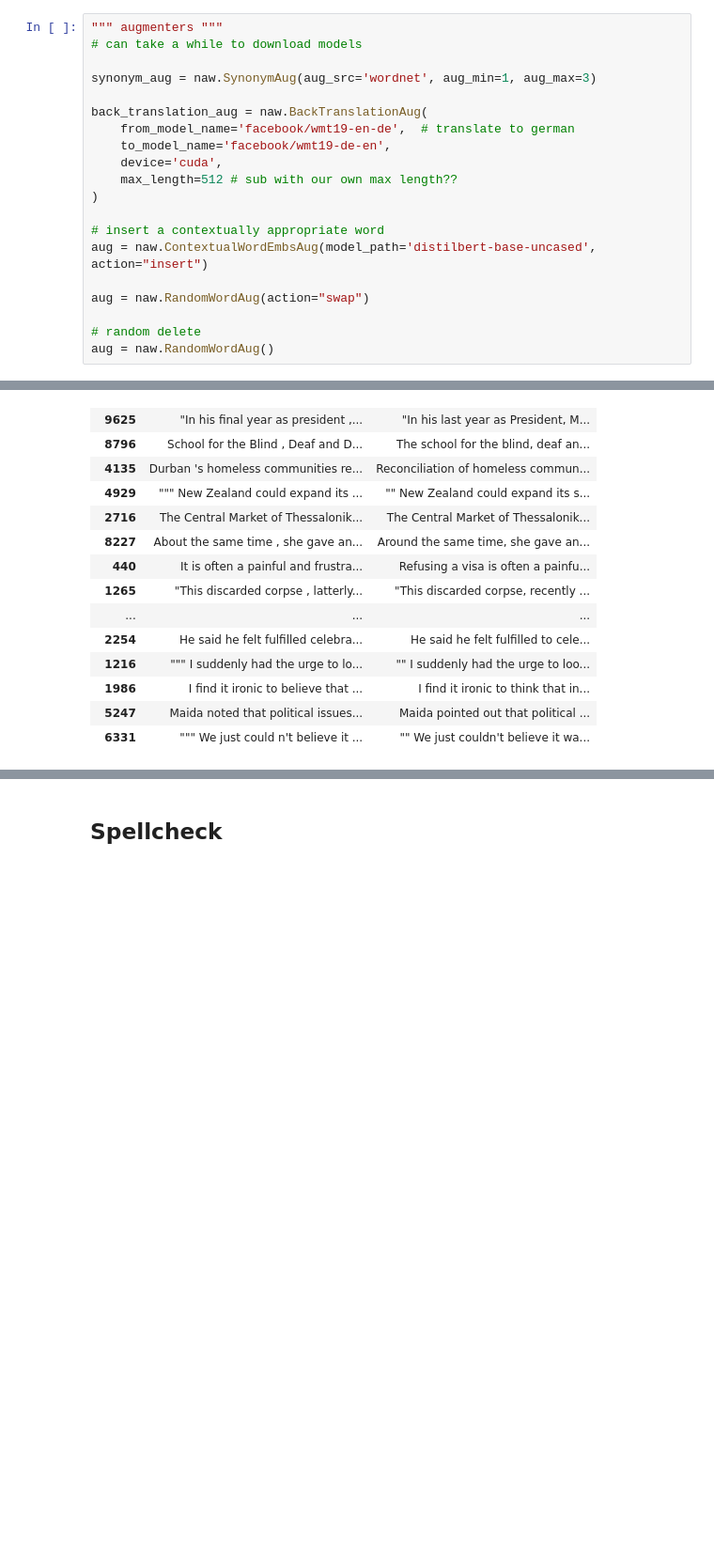
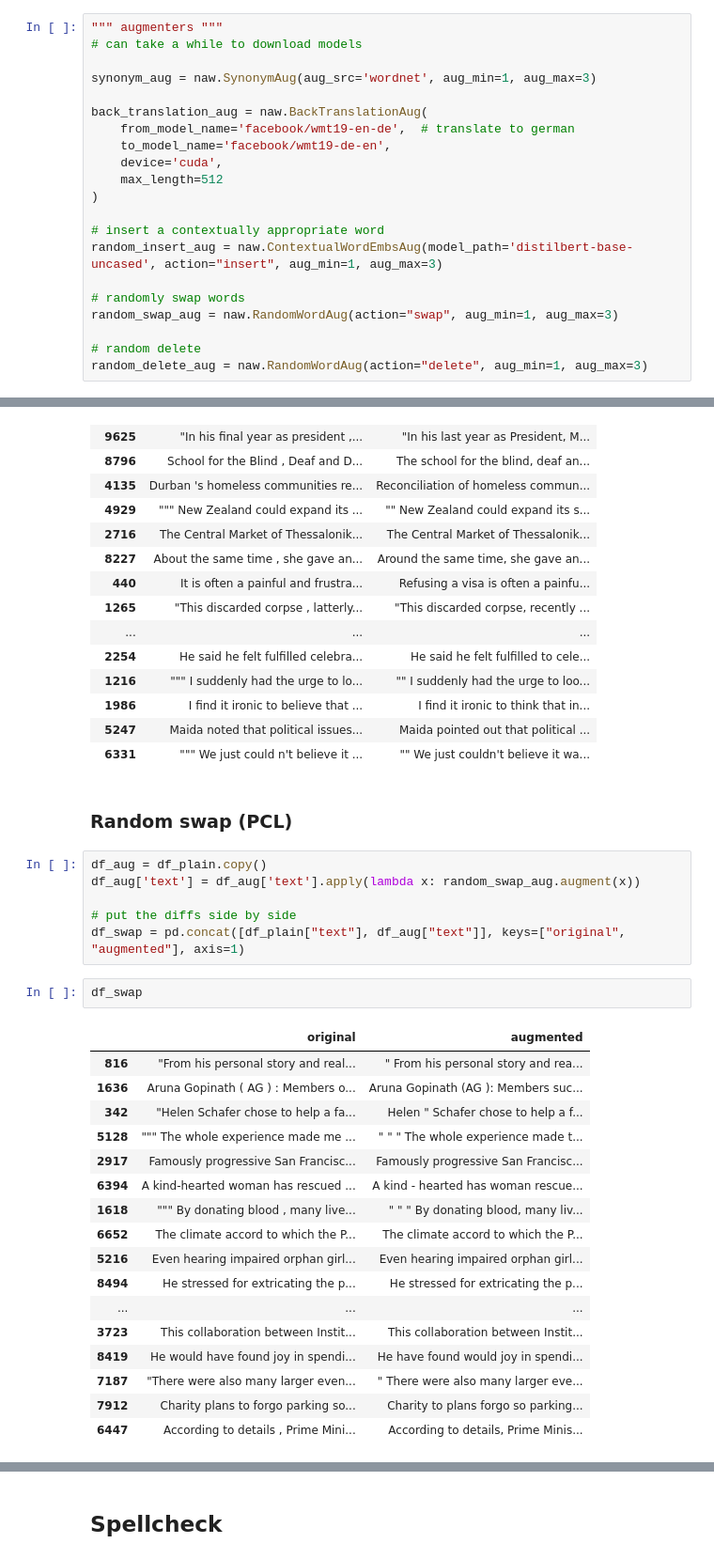
Before and after one commit to wilsoncwc/dontpatronizeme, a Jupyter notebook: NLP_coursework.ipynb, the cells around one changed output, grey strips where cells are left out. Shown at 94% size. Saved outputs shown, nothing was run; the diff lists cells and outputs as text; blank space fills up the shorter version.

```diff
--- a/NLP_coursework.ipynb
+++ b/NLP_coursework.ipynb
@@ -296,16 +297,17 @@ back_translation_aug = naw.BackTranslationAug(
     from_model_name='facebook/wmt19-en-de',  # translate to german
     to_model_name='facebook/wmt19-de-en',
     device='cuda',
-    max_length=512 # sub with our own max length??
+    max_length=512
 )
 
 # insert a contextually appropriate word
-aug = naw.ContextualWordEmbsAug(model_path='distilbert-base-uncased', action="insert")
+random_insert_aug = naw.ContextualWordEmbsAug(model_path='distilbert-base-uncased', action="insert", aug_min=1, aug_max=3)
 
-aug = naw.RandomWordAug(action="swap")
+# randomly swap words
+random_swap_aug = naw.RandomWordAug(action="swap", aug_min=1, aug_max=3)
 
 # random delete
-aug = naw.RandomWordAug()
+random_delete_aug = naw.RandomWordAug(action="delete", aug_min=1, aug_max=3)
 # %%
 df = dpm.train_task1_df
 df.head()
@@ -386,3 +388,31 @@ df_back_2
 | 1986 | I find it ironic to believe that ... | I find it ironic to think that in... |
 | 5247 | Maida noted that political issues... | Maida pointed out that political ... |
 | 6331 | """ We just could n't believe it ... | "" We just couldn't believe it wa... |
+# %% [markdown]
+### Random swap (PCL)
+# %%
+df_aug = df_plain.copy()
+df_aug['text'] = df_aug['text'].apply(lambda x: random_swap_aug.augment(x))
+
+# put the diffs side by side
+df_swap = pd.concat([df_plain["text"], df_aug["text"]], keys=["original", "augmented"], axis=1)
+# %%
+df_swap
+# %% [output]
+|  | original | augmented |
+| 816 | "From his personal story and real... | " From his personal story and rea... |
+| 1636 | Aruna Gopinath ( AG ) : Members o... | Aruna Gopinath (AG ): Members suc... |
+| 342 | "Helen Schafer chose to help a fa... | Helen " Schafer chose to help a f... |
+| 5128 | """ The whole experience made me ... | " " " The whole experience made t... |
+| 2917 | Famously progressive San Francisc... | Famously progressive San Francisc... |
+| 6394 | A kind-hearted woman has rescued ... | A kind - hearted has woman rescue... |
+| 1618 | """ By donating blood , many live... | " " " By donating blood, many liv... |
+| 6652 | The climate accord to which the P... | The climate accord to which the P... |
+| 5216 | Even hearing impaired orphan girl... | Even hearing impaired orphan girl... |
+| 8494 | He stressed for extricating the p... | He stressed for extricating the p... |
+| ... | ... | ... |
+| 3723 | This collaboration between Instit... | This collaboration between Instit... |
+| 8419 | He would have found joy in spendi... | He have found would joy in spendi... |
+| 7187 | "There were also many larger even... | " There were also many larger eve... |
+| 7912 | Charity plans to forgo parking so... | Charity to plans forgo so parking... |
+| 6447 | According to details , Prime Mini... | According to details, Prime Minis... |
```
Also changed, not shown: parts of 41 cells of this notebook.
